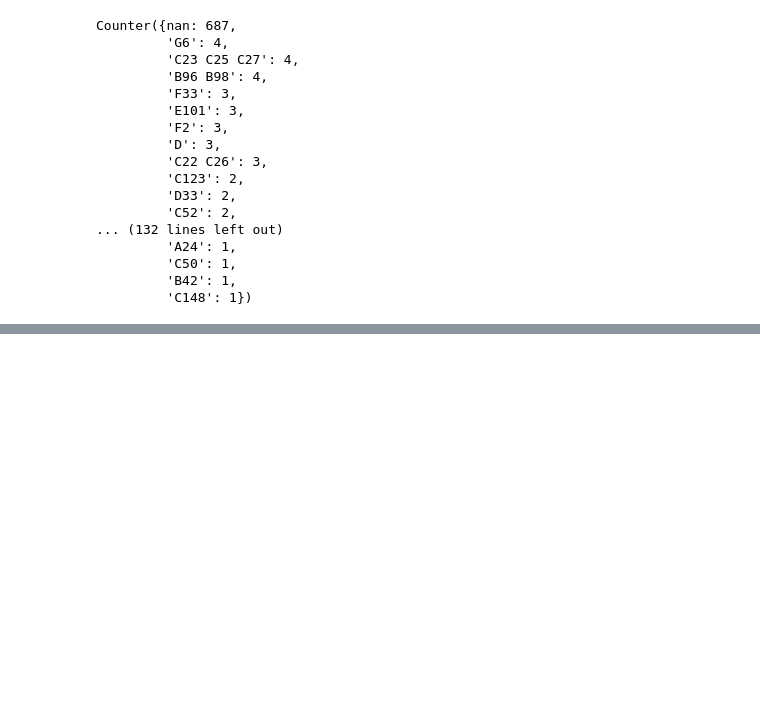
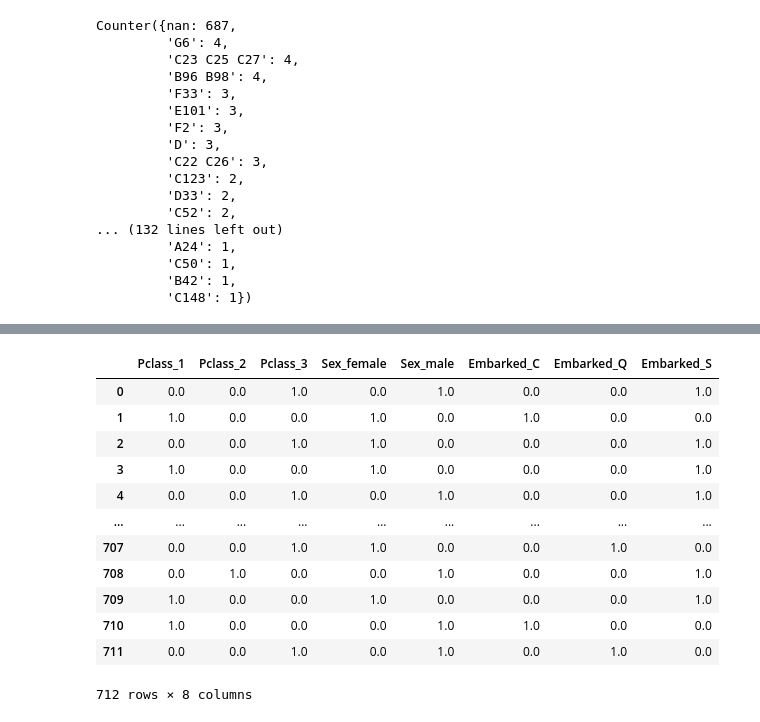
Before and after one commit to Song-Juntae/kaggle, a Jupyter notebook: getting_started/titanic/titanic.ipynb, the cells around one changed output, grey strips where cells are left out. Saved outputs shown, nothing was run; the diff lists cells and outputs as text; code cells hidden in the pictures; blank space fills up the shorter version.

```diff
--- a/getting_started/titanic/titanic.ipynb
+++ b/getting_started/titanic/titanic.ipynb
@@ -202,0 +209,26 @@ Embarked = Port of Embarkation C = Cherbourg, Q = Queenstown, S = Southampton
+# %%
+# 결측기 처리 데이터
+# Age 행 제거, Cabin 컬럼 제거, Embarked 행 제거
+
+사용할변수 = [
+    'Pclass',
+    'Sex',
+    'Age',
+    'SibSp',
+    'Parch',
+    'Fare',
+    'Embarked'
+]
+
+m_Age = df_train['Age'].notna()
+m_Embarked = df_train['Embarked'].notna()
+
+m = m_Age & m_Embarked
+
+df_train_결측치처리1 = df_train[m][사용할변수]
+df_train_결측치처리1_예측값 = df_train[m]['Survived']
+
+ohe = OneHotEncoder(sparse=False)
+train_cat = ohe.fit_transform(df_train_결측치처리1[['Pclass']])
+
+df_train_결측치처리1
@@ -202,0 +249,29 @@ Embarked = Port of Embarkation C = Cherbourg, Q = Queenstown, S = Southampton
+# %%
+ohe = OneHotEncoder(sparse_output=False)
+ohe_Pclass = ohe.fit_transform(df_train_결측치처리1[['Pclass']])
+ohe_Pclass = pd.DataFrame(ohe_Pclass, columns=[ohe.get_feature_names_out()])
+
+ohe = OneHotEncoder(sparse_output=False)
+ohe_Sex = ohe.fit_transform(df_train_결측치처리1[['Sex']])
+ohe_Sex = pd.DataFrame(ohe_Sex, columns=[ohe.get_feature_names_out()])
+
+ohe = OneHotEncoder(sparse_output=False)
+ohe_Embarked = ohe.fit_transform(df_train_결측치처리1[['Embarked']])
+ohe_Embarked = pd.DataFrame(ohe_Embarked, columns=[ohe.get_feature_names_out()])
+
+
+pd.concat([ohe_Pclass, ohe_Sex, ohe_Embarked], axis=1)
+# %% [output]
+|  | Pclass_1 | Pclass_2 | Pclass_3 | Sex_female | Sex_male | Embarked_C | Embarked_Q | Embarked_S |
+| 0 | 0.0 | 0.0 | 1.0 | 0.0 | 1.0 | 0.0 | 0.0 | 1.0 |
+| 1 | 1.0 | 0.0 | 0.0 | 1.0 | 0.0 | 1.0 | 0.0 | 0.0 |
+| 2 | 0.0 | 0.0 | 1.0 | 1.0 | 0.0 | 0.0 | 0.0 | 1.0 |
+| 3 | 1.0 | 0.0 | 0.0 | 1.0 | 0.0 | 0.0 | 0.0 | 1.0 |
+| 4 | 0.0 | 0.0 | 1.0 | 0.0 | 1.0 | 0.0 | 0.0 | 1.0 |
+| ... | ... | ... | ... | ... | ... | ... | ... | ... |
+| 707 | 0.0 | 0.0 | 1.0 | 1.0 | 0.0 | 0.0 | 1.0 | 0.0 |
+| 708 | 0.0 | 1.0 | 0.0 | 0.0 | 1.0 | 0.0 | 0.0 | 1.0 |
+| 709 | 1.0 | 0.0 | 0.0 | 1.0 | 0.0 | 0.0 | 0.0 | 1.0 |
+| 710 | 1.0 | 0.0 | 0.0 | 0.0 | 1.0 | 1.0 | 0.0 | 0.0 |
+| 711 | 0.0 | 0.0 | 1.0 | 0.0 | 1.0 | 0.0 | 1.0 | 0.0 |
+712 rows × 8 columns
```
Also changed, not shown: parts of 3 cells of this notebook.
